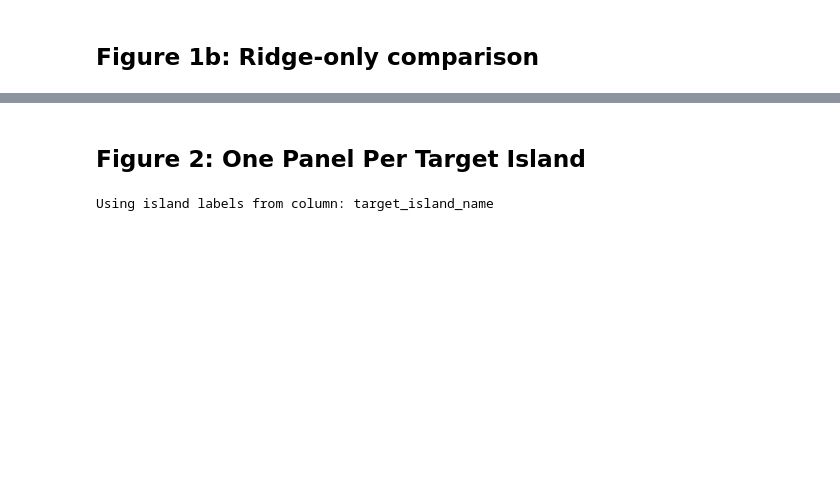
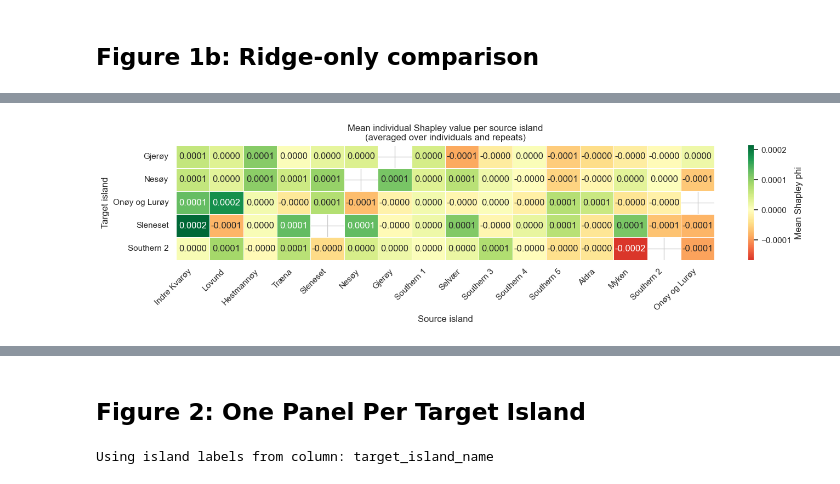
Before and after one commit to simennes/Master_thesis, a Jupyter notebook: notebooks/visualize_bpcrr_inla.ipynb, the cells around one changed output, grey strips where cells are left out. Saved outputs shown, nothing was run; the diff lists cells and outputs as text; code cells hidden in the pictures; blank space fills up the shorter version.

```diff
--- a/notebooks/visualize_bpcrr_inla.ipynb
+++ b/notebooks/visualize_bpcrr_inla.ipynb
@@ -643,0 +818,86 @@ display(ridge_curve_summary)
+# %%
+# TMC Individual Shapley statistics: mean phi per source island per target
+
+if tmc_individual_shap_stats.empty:
+    print("No Shapley source-island stats loaded â€” run run_tmc_individual_topk_eval.py first.")
+else:
+    stats = tmc_individual_shap_stats.copy()
+    print("Shapley stats shape:", stats.shape)
+
+    # Heatmap: rows = target islands, cols = source islands, values = phi_mean
+    pivot = stats.pivot_table(
+        index="target_island_name",
+        columns="source_island_name",
+        values="phi_mean",
+        aggfunc="mean",
+    )
+    col_order = pivot.mean(axis=0).sort_values(ascending=False).index.tolist()
+    pivot = pivot[col_order]
+
+    fig, ax = plt.subplots(figsize=(14, 4))
+    sns.heatmap(
+        pivot,
+        ax=ax,
+        cmap="RdYlGn",
+        center=0,
+        annot=True,
+        fmt=".4f",
+        linewidths=0.4,
+        cbar_kws={"label": "Mean Shapley phi"},
+    )
+    ax.set_title(
+        "Mean individual Shapley value per source island\n"
+        "(averaged over individuals and repeats)"
+    )
+    ax.set_xlabel("Source island")
+    ax.set_ylabel("Target island")
+    plt.xticks(rotation=45, ha="right")
+    plt.tight_layout()
+    plt.show()
+
+    # Per-target bar plots
+    target_codes_stats = sorted(stats["target_island"].unique())
+    n_cols_s = min(3, len(target_codes_stats))
+    n_rows_s = int(np.ceil(len(target_codes_stats) / n_cols_s))
+    fig, axes = plt.subplots(n_rows_s, n_cols_s, figsize=(6 * n_cols_s, 4 * n_rows_s))
+    axes = np.array(axes).reshape(n_rows_s, n_cols_s)
+
+    for i, target_code in enumerate(target_codes_stats):
+        r, c = divmod(i, n_cols_s)
+        ax = axes[r, c]
+        sub = stats[stats["target_island"] == target_code].sort_values("phi_mean", ascending=False)
+        target_name_s = sub["target_island_name"].iloc[0] if not sub.empty else str(target_code)
+        bar_colors = ["#d62728" if v < 0 else "#2ca02c" for v in sub["phi_mean"]]
+        ax.bar(sub["source_island_name"], sub["phi_mean"], color=bar_colors, alpha=0.85, edgecolor="white")
+        ax.errorbar(
+            sub["source_island_name"],
+            sub["phi_mean"],
+            yerr=sub["phi_std"] / np.sqrt(sub["n_repeats"]),
+            fmt="none",
+            color="#333",
+            capsize=3,
+            linewidth=1,
+        )
+        ax.axhline(0, color="#444", linewidth=0.8)
+        ax.set_title(f"Target: {target_name_s}")
+        ax.set_xlabel("Source island")
+        ax.set_ylabel("Mean phi")
+        ax.tick_params(axis="x", rotation=45)
+        ax.grid(axis="y", alpha=0.25)
+
+    for j in range(len(target_codes_stats), n_rows_s * n_cols_s):
+        r, c = divmod(j, n_cols_s)
+        axes[r, c].axis("off")
+
+    fig.suptitle("Mean individual Shapley phi per source island â€” per target island", y=1.02)
+    fig.tight_layout()
+    plt.show()
+
+    # Summary table: top source islands per target
+    print("\nTop source islands by mean Shapley phi (per target island):")
+    for target_code in sorted(stats["target_island"].unique()):
+        sub = stats[stats["target_island"] == target_code].sort_values("phi_mean", ascending=False)
+        tname = sub["target_island_name"].iloc[0]
+        print(f"\n{tname} (island {target_code}):")
+        display(sub[["source_island_name", "phi_mean", "phi_std", "n_individuals", "n_repeats"]].head(8))
+# %% [output]
@@ -643,0 +905 @@ display(ridge_curve_summary)
+[figure, added]
```
Also changed, not shown: parts of 11 cells of this notebook, 7 other files.
